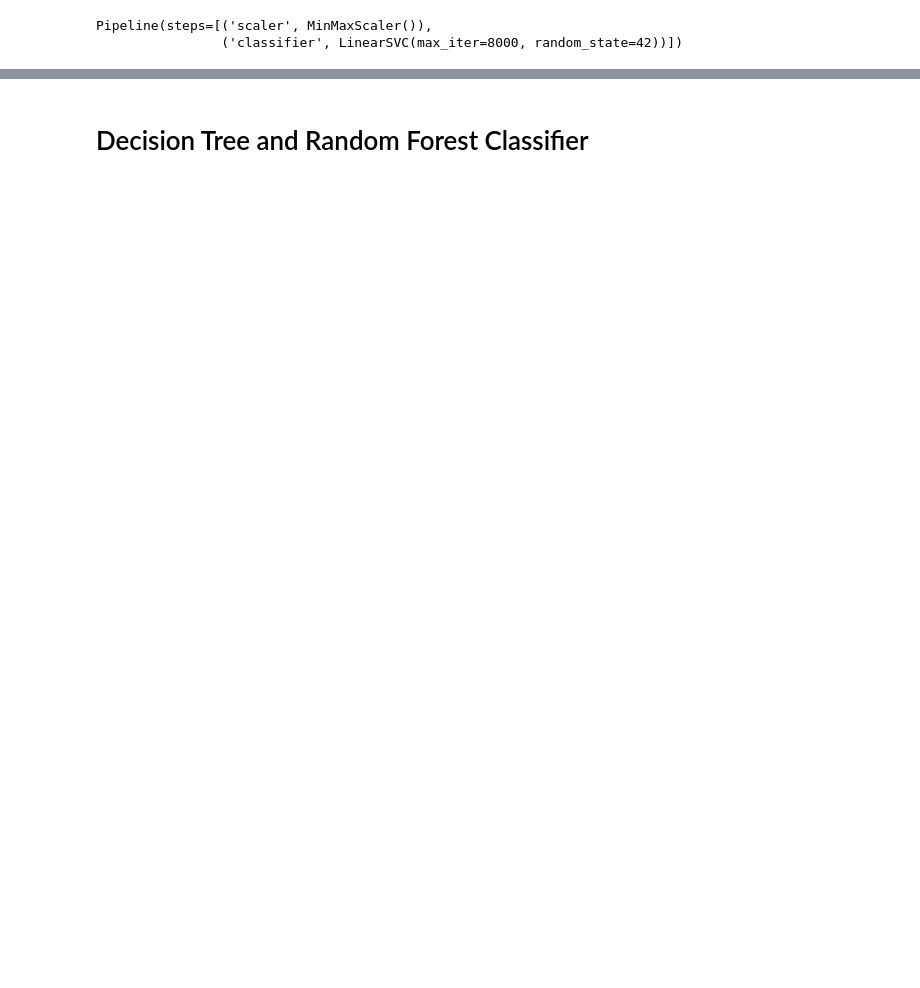
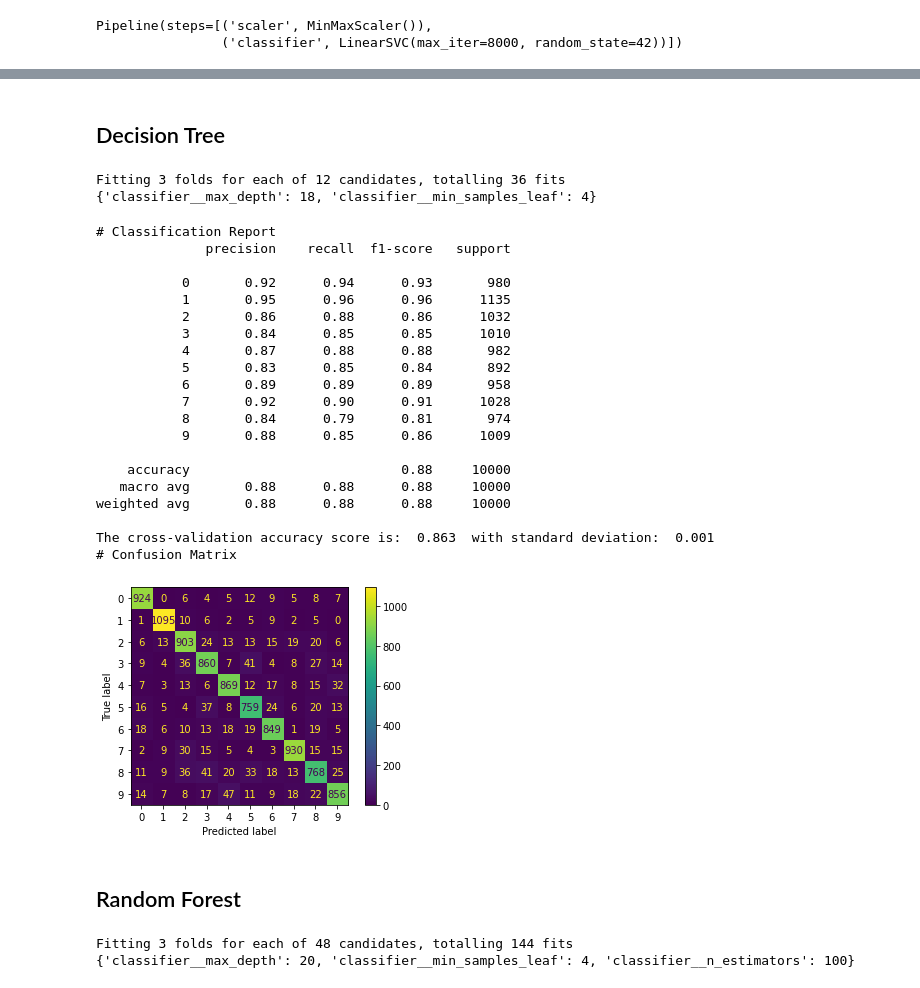
Before and after one commit to XaviPat01/MTL782_Data_Mining, a Jupyter notebook: MTL782_Assignment1_Q2.ipynb, the cells around one changed output, grey strips where cells are left out. Cells and saved outputs as stored; diff of their text form; code cells hidden in the pictures; blank space fills up the shorter version.

```diff
--- a/MTL782_Assignment1_Q2.ipynb
+++ b/MTL782_Assignment1_Q2.ipynb
@@ -197,2 +199,52 @@ weighted avg       0.92      0.92      0.92     10000
 # %% [markdown]
-# Decision Tree and Random Forest Classifier
+## Decision Tree
+# %%
+dt_pipeline = Pipeline([('scaler', MinMaxScaler()),("classifier",DecisionTreeClassifier())])
+params_dt = {'classifier__max_depth':[6,12,18,24],'classifier__min_samples_leaf':[4,6,8]}
+dt_cv = GridSearchCV(dt_pipeline, param_grid = params_dt, cv =3, n_jobs = -1, verbose = 1, scoring = "precision_macro")
+dt_cv.fit(x_train, y_train)
+print(dt_cv.best_params_)
+dt = dt_cv.best_estimator_
+# train_classifiers(decision_tree_pipeline,X_train,y_train.ravel(),cv,"Decision Tree")
+# dt_pipeline.fit(x_train,y_train)
+# train_classifiers(dt_pipeline, x_train, y_train.ravel(),cv,"Decision Tree")
+# %% [output]
+Fitting 3 folds for each of 12 candidates, totalling 36 fits
+{'classifier__max_depth': 18, 'classifier__min_samples_leaf': 4}
+# %%
+eval(dt,x_test,y_test,x_train,y_train)
+# %% [output]
+# Classification Report
+              precision    recall  f1-score   support
+
+           0       0.92      0.94      0.93       980
+           1       0.95      0.96      0.96      1135
+           2       0.86      0.88      0.86      1032
+           3       0.84      0.85      0.85      1010
+           4       0.87      0.88      0.88       982
+           5       0.83      0.85      0.84       892
+           6       0.89      0.89      0.89       958
+           7       0.92      0.90      0.91      1028
+           8       0.84      0.79      0.81       974
+           9       0.88      0.85      0.86      1009
+
+    accuracy                           0.88     10000
+   macro avg       0.88      0.88      0.88     10000
+weighted avg       0.88      0.88      0.88     10000
+
+The cross-validation accuracy score is:  0.863  with standard deviation:  0.001
+# Confusion Matrix
+[figure, added]
+# %% [markdown]
+## Random Forest
+# %%
+rf_pipeline = Pipeline([('scaler', MinMaxScaler()), ("classifier",RandomForestClassifier())])
+params_rf = {'classifier__max_depth':[5,10,15,20],'classifier__n_estimators':[60,80,90,100],'classifier__min_samples_leaf':[4,6,8]}
+rf_cv = GridSearchCV(rf_pipeline, param_grid = params_rf, cv =3, n_jobs = -1, verbose = 1, scoring = "precision_macro")
+rf_cv.fit(x_train, y_train)
+print(rf_cv.best_params_)
+# rf_pipeline.fit(x_train,y_train)
+# train_classifiers(rf_pipeline,x_train,y_train.ravel(),cv,"Random Forest Classifier")
+# %% [output]
+Fitting 3 folds for each of 48 candidates, totalling 144 fits
+{'classifier__max_depth': 20, 'classifier__min_samples_leaf': 4, 'classifier__n_estimators': 100}
```
Also changed, not shown: parts of 39 cells of this notebook.
